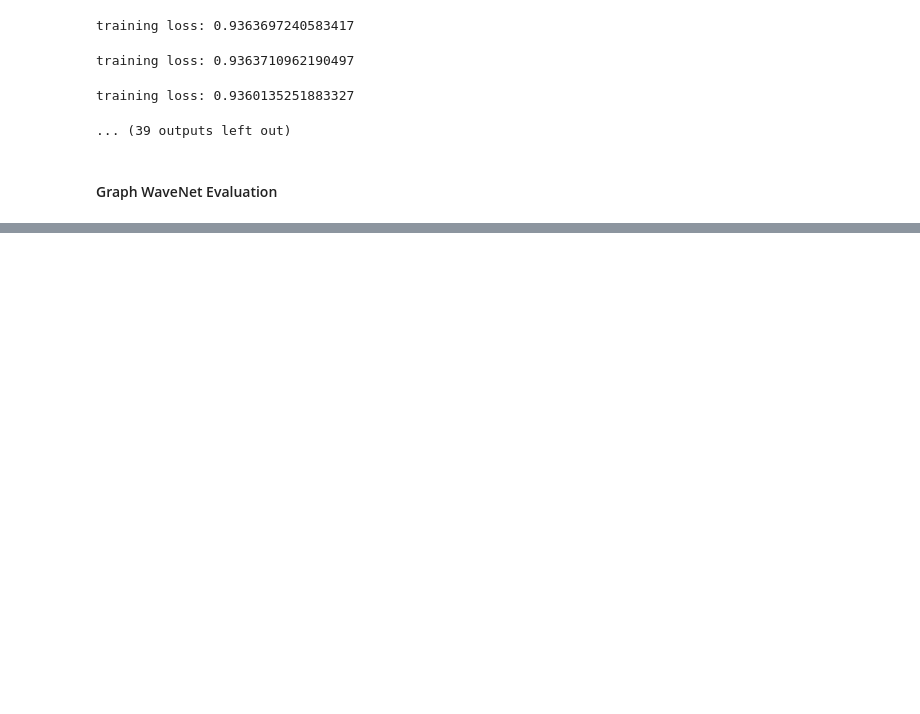
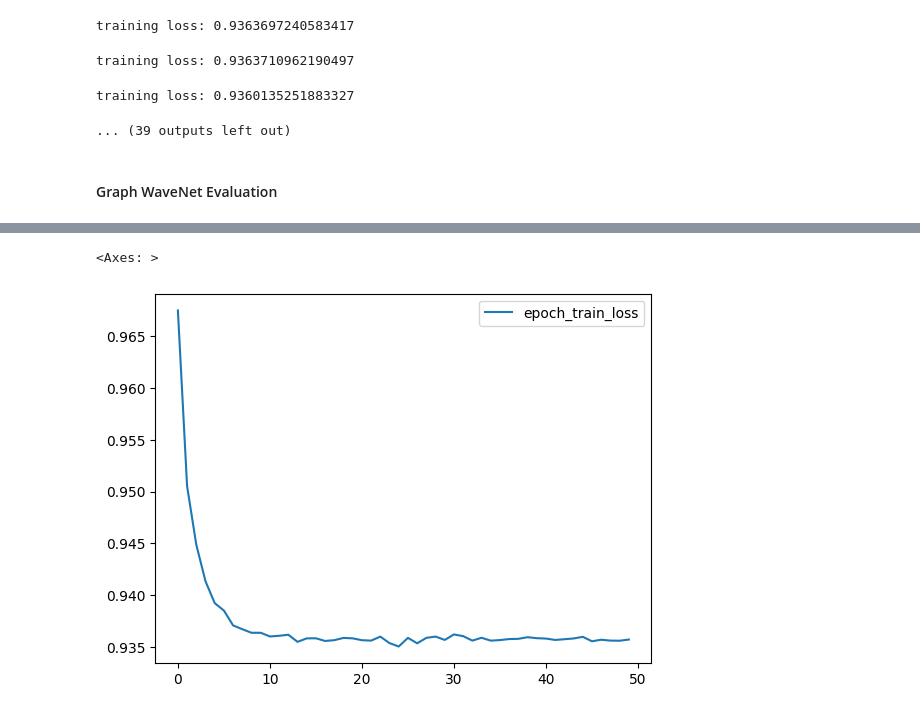
Before and after one commit to ggaoshen/graph_wavenet, a Jupyter notebook: CS224W_Final_Project.ipynb, the cells around one changed output, grey strips where cells are left out. Drawn from its saved outputs; the diff is of its cells as text; code cells hidden in the pictures; blank space fills up the shorter version.

```diff
--- a/CS224W_Final_Project.ipynb
+++ b/CS224W_Final_Project.ipynb
@@ -265,5 +265,10 @@ print("Test MSE Loss: {:.4f}".format(loss))
 
 
 # store training loss
-pd.DataFrame(training_curve_dict).to_csv("training_curve.csv")
+df = pd.DataFrame(training_curve_dict)
+df.to_csv("training_curve.csv")
+
+
+# plot training and validation loss
+df.plot()
 # %% [output]
@@ -271,3 +276,5 @@ Test MSE Loss: 0.9548
+<Axes: >
+[figure, added]
 # %%
 from google.colab import files
 files.download('training_curve.csv')
```
Also changed, not shown: parts of 1 cell of this notebook.
